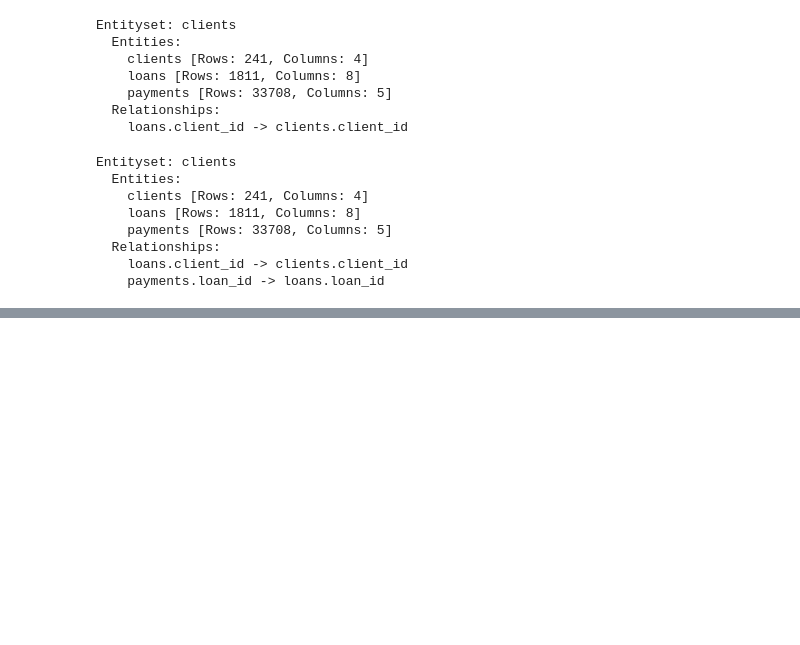
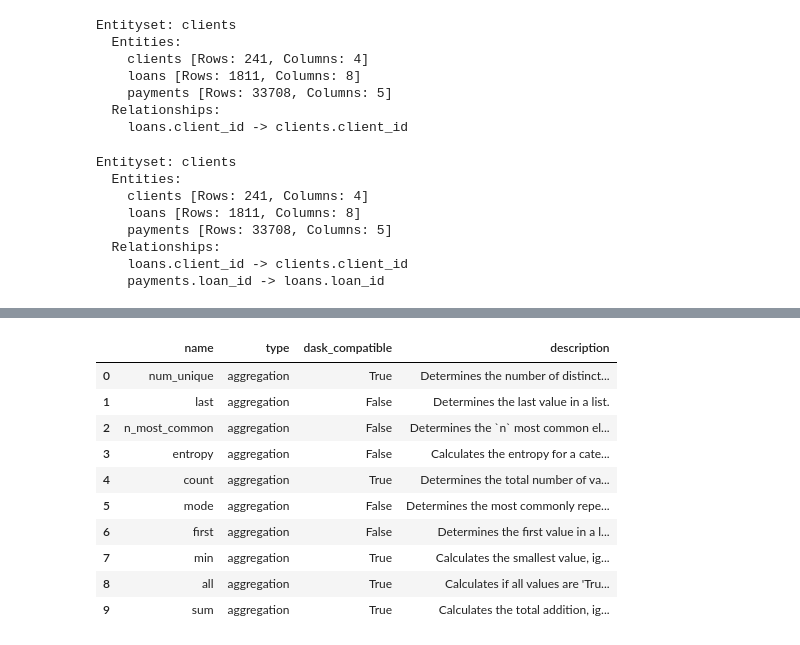
Before and after one commit to sidhant-guliani/Feature_engineering, a Jupyter notebook: feature_engineering_p2.ipynb, the cells around one changed output, grey strips where cells are left out. Drawn from its saved outputs; the diff is of its cells as text; code cells hidden in the pictures; blank space fills up the shorter version.

```diff
--- a/feature_engineering_p2.ipynb
+++ b/feature_engineering_p2.ipynb
@@ -178,0 +206,14 @@ Index(['payment_id', 'loan_id', 'payment_amount', 'payment_date', 'missed'], dty
+# %%
+prim[prim['type'] == 'aggregation'].head(10)
+# %% [output]
+|  | name | type | dask_compatible | description |
+| 0 | num_unique | aggregation | True | Determines the number of distinct... |
+| 1 | last | aggregation | False | Determines the last value in a list. |
+| 2 | n_most_common | aggregation | False | Determines the `n` most common el... |
+| 3 | entropy | aggregation | False | Calculates the entropy for a cate... |
+| 4 | count | aggregation | True | Determines the total number of va... |
+| 5 | mode | aggregation | False | Determines the most commonly repe... |
+| 6 | first | aggregation | False | Determines the first value in a l... |
+| 7 | min | aggregation | True | Calculates the smallest value, ig... |
+| 8 | all | aggregation | True | Calculates if all values are 'Tru... |
+| 9 | sum | aggregation | True | Calculates the total addition, ig... |
```
Also changed, not shown: parts of 18 cells of this notebook.
